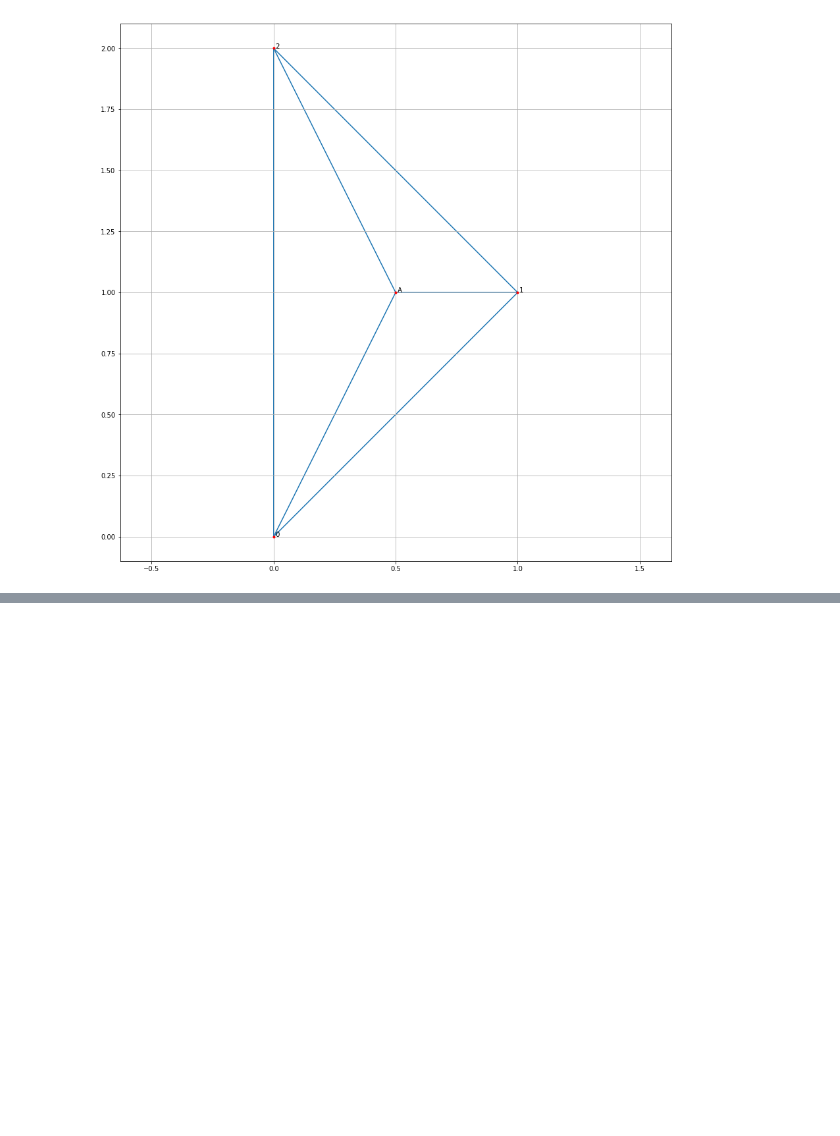
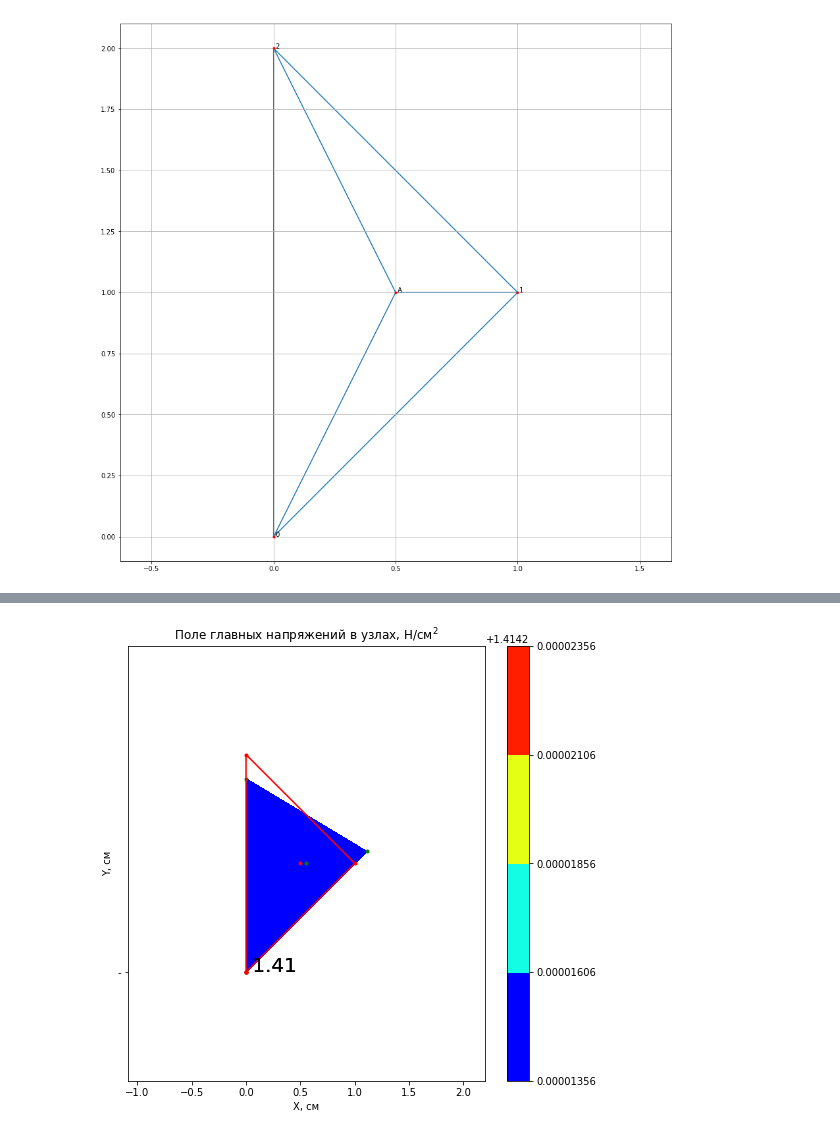
Before and after one commit to AlezM/instrumental-modeling-sources, a Jupyter notebook: TestWork.ipynb, the cells around one changed output, grey strips where cells are left out. Saved outputs shown, nothing was run; the diff lists cells and outputs as text; code cells hidden in the pictures; blank space fills up the shorter version.

```diff
--- a/TestWork.ipynb
+++ b/TestWork.ipynb
@@ -50,5 +52,5 @@ plt.plot(inner[:,0],inner[:,1],'o')
 # %%
-Nodes = np.vstack((border,inner))
+Nodes = np.vstack((border[:-1],inner))
 # %%
 Nodes.shape
 # %% [output]
@@ -125,6 +127,8 @@ def FEM(nodes, simplices,e,mu,t, f, fixed_elems):
     for i in range(simplices.shape[0]):
         K[EFT[i, np.newaxis].T,EFT[i]] += Ke[i]
     dof = np.hstack((fixed_elems*2, fixed_elems*2+1))
+    dof = dof[:-1]
+
     K[dof,:] = 0
     K[:,dof] = 0
     K[dof,dof] = 1
@@ -159,7 +163,7 @@ U, NodeS1 = FEM(Nodes,simplices,
                 mu = 0.1,
                 t = 1,
                 f = np.array([0, 0, 1, 1, 0, -1]),
-                fixed_elems = np.array([0]))
+                fixed_elems = np.array([0, 2]))
 
 print("dA = ", U.reshape(-1, 2)[-1])
 print("sigA = ", NodeS1[-1])
@@ -168,0 +173,33 @@ sigA =  1.4142135623730958
+# %%
+def plot_contour_map(Nodes, ResNodes, border, simplices, NodeS1):
+    i_max = np.argmax(NodeS1)
+    i_min = np.argmin(NodeS1)
+    plt.figure(figsize=(8,8))
+    levels = np.linspace(NodeS1[i_min], NodeS1[i_max]+0.00001, 5)
+    handle = plt.tricontourf(ResNodes[:,0], ResNodes[:, 1], simplices, NodeS1.ravel(), cmap='jet',levels=levels)
+
+    plt.tricontour(ResNodes[:, 0], ResNodes[:, 1], simplices,
+                  NodeS1.ravel(), colors='k', levels=levels)
+
+    plt.plot(Nodes[:,0],Nodes[:,1],'.',c='r')
+    plt.plot(ResNodes[:,0],ResNodes[:,1],'.',c='g')
+    plt.plot(border[:,0],border[:,1],'r','-')
+
+    plt.plot(ResNodes[i_max,0], ResNodes[i_max,1], '.r')
+    plt.text(ResNodes[i_max,0], ResNodes[i_max,1], ' %.2f'%NodeS1[i_max],fontsize=20)
+    plt.plot(ResNodes[i_min,0], ResNodes[i_min,1], '.r')
+    plt.text(ResNodes[i_min,0], ResNodes[i_min,1], ' %.2f'%NodeS1[i_min],fontsize=20)
+
+    cb = plt.gcf().colorbar(handle)
+    cb.set_ticks(levels)
+    plt.title('Поле главных напряжений в узлах, Н/см$^2$')
+    plt.xlabel('X, см')
+    plt.ylabel('Y, см')
+    plt.axis('equal')
+    plt.ylim((-1,3))
+# %%
+ResNodes = Nodes + 10*U.reshape(-1, 2)
+
+plot_contour_map(Nodes, ResNodes, border, simplices, NodeS1)
+# %% [output]
+[figure, added]
```
Also changed, not shown: parts of 4 cells of this notebook.
